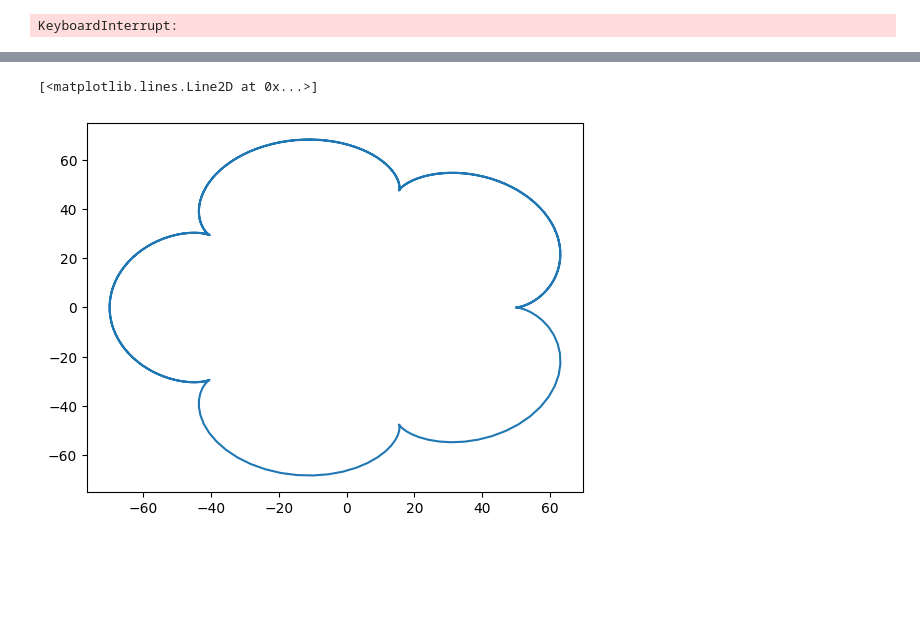
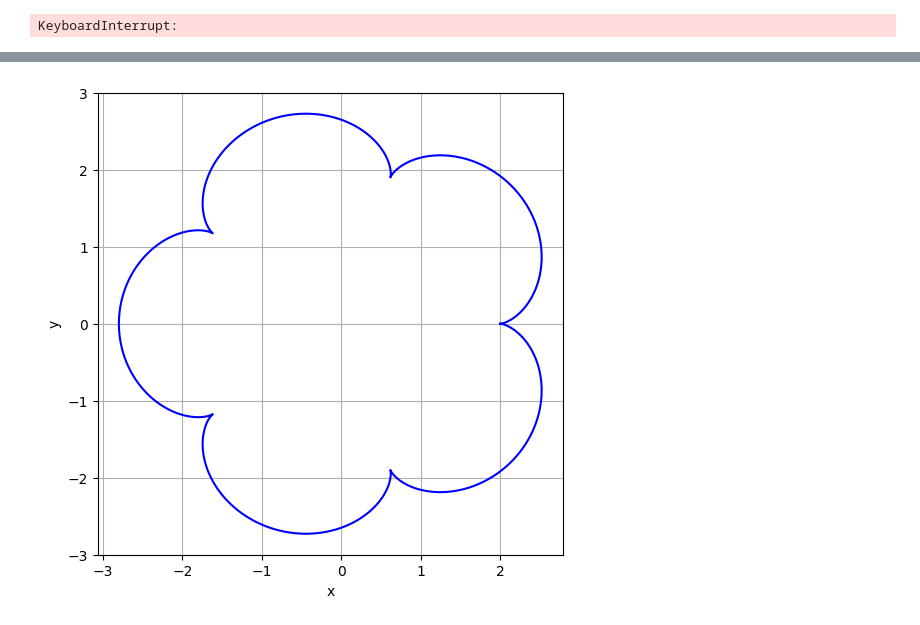
Before and after one commit to ImJudgement7497/Q-BIDs, a Jupyter notebook: plotting.ipynb, the cells around one changed output, grey strips where cells are left out. Drawn from its saved outputs; the diff is of its cells as text; code cells hidden in the pictures; blank space fills up the shorter version.

Commit message:
better plots

```diff
--- a/plotting.ipynb
+++ b/plotting.ipynb
@@ -220,13 +219,20 @@ plt.savefig("./figures/cardioid_ortho_polar.svg")
 # %%
 import numpy as np
 import matplotlib.pyplot as plt
+t = np.linspace(0, 2*np.pi, 500)
+a = 2
+n = 6
+b = a/n
 
-t = np.linspace(0, 10, 250)
-a = 10
-x = a * (6*np.cos(t) - np.cos(6*t))
-y = a * (6*np.sin(t) - np.sin(6*t))
+x = (a+b)*np.cos(t) - b*np.cos(((a+b) * t) / (b))
 
-plt.plot(x, y)
+y = (a+b)*np.sin(t) - b*np.sin(((a+b) * t) / (b))
+
+plt.figure(figsize=(6,6))
+plt.plot(x, y, color='blue')
+plt.xlabel("x")
+plt.ylabel("y")
+plt.grid()
+plt.savefig("./figures/epi_n=6.svg")
 # %% [output]
-[<matplotlib.lines.Line2D at 0x...>]
-[figure, old version]
+[figure, new version]
```
Also changed, not shown: parts of 2 cells of this notebook, 14 other files.
